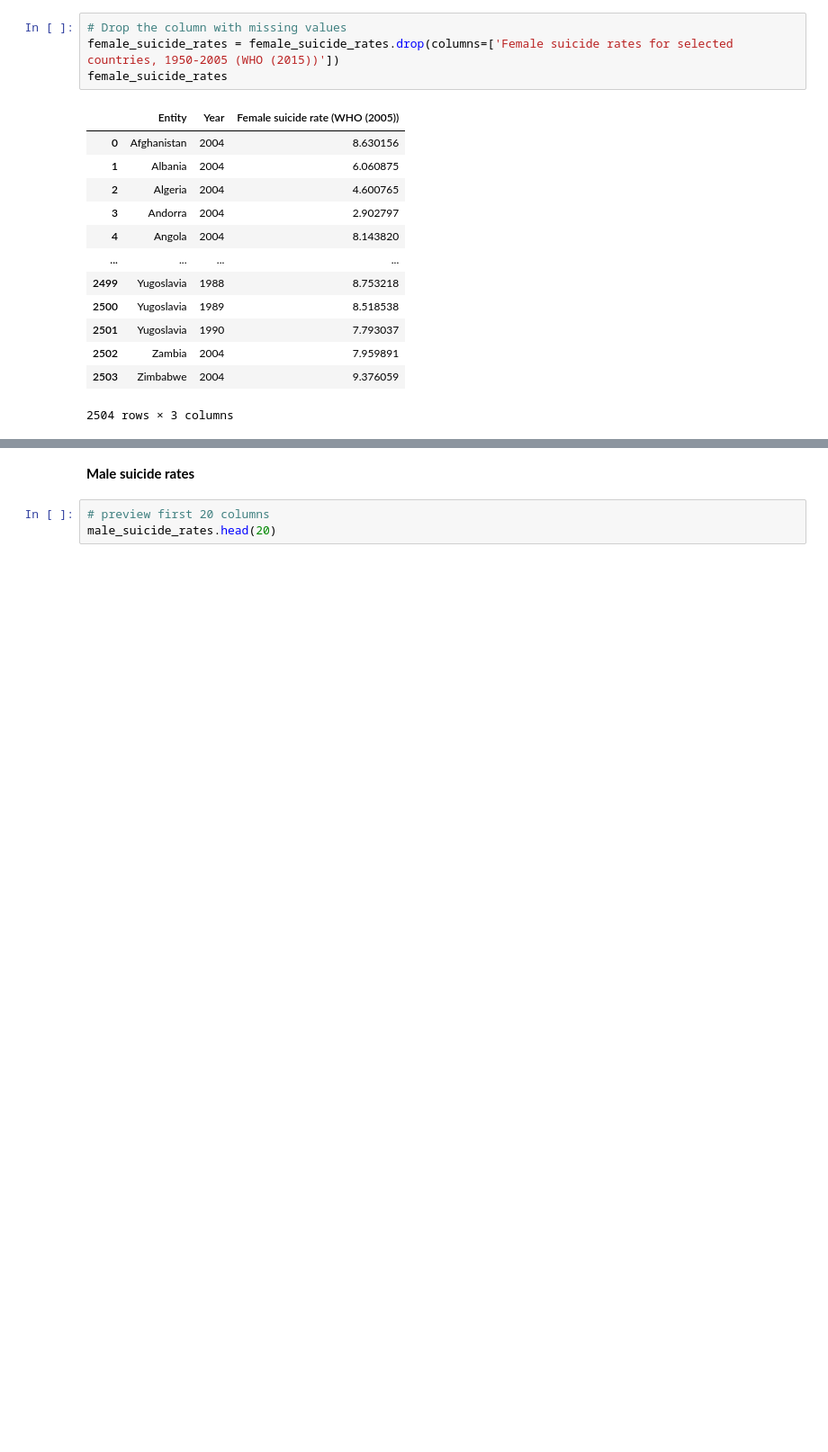
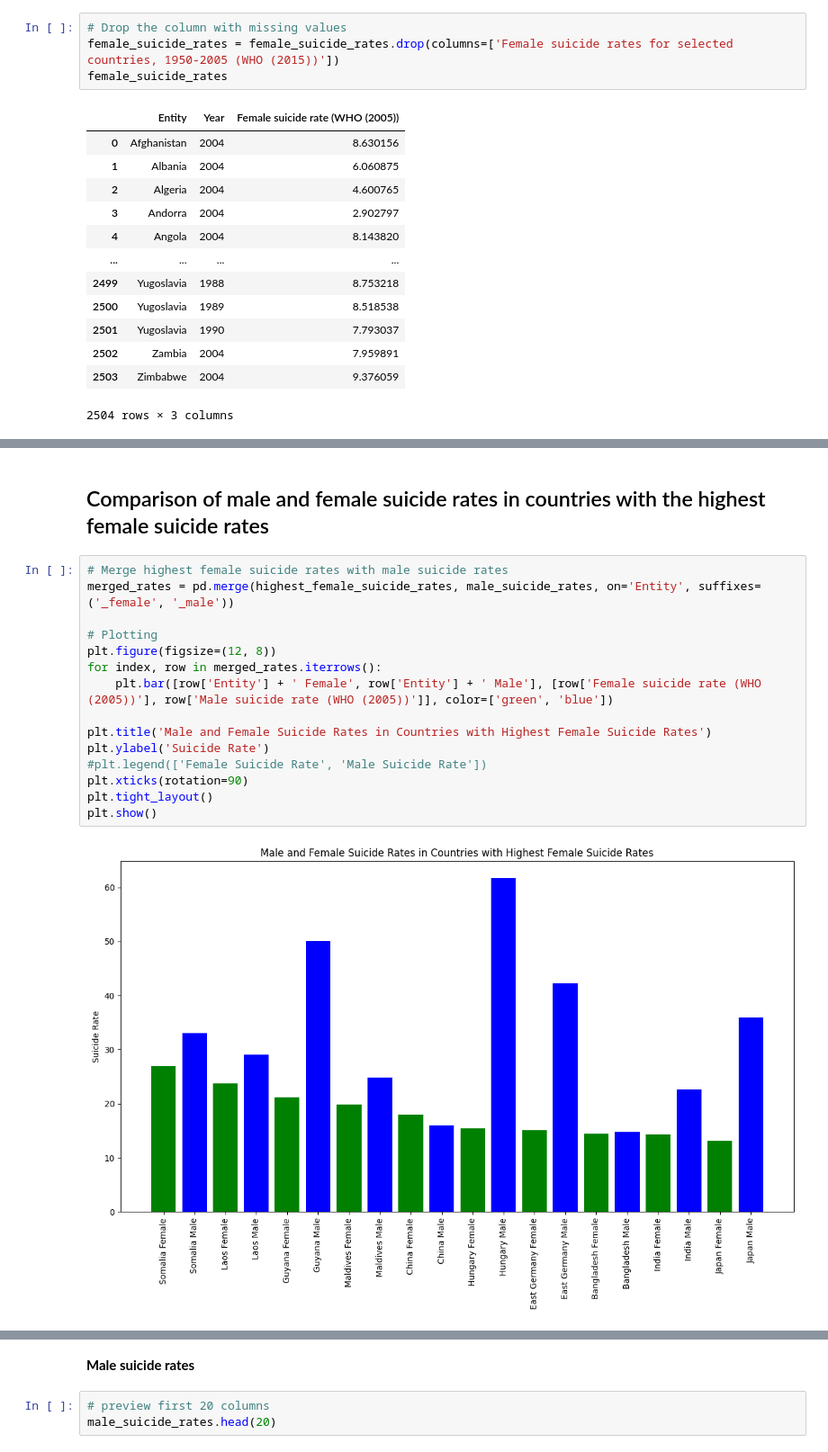
Before and after one commit to NazraJN/Suicide_rates, a Jupyter notebook: Suicide_rates.ipynb, the cells around one changed output, grey strips where cells are left out. Shown at 90% size. Cells and saved outputs as stored; diff of their text form; blank space fills up the shorter version.

```diff
--- a/Suicide_rates.ipynb
+++ b/Suicide_rates.ipynb
@@ -191,0 +240,19 @@ print(top_female_suicide_rates)
+# %% [markdown]
+## Comparison of male and female suicide rates in countries with the highest female suicide rates
+# %%
+# Merge highest female suicide rates with male suicide rates
+merged_rates = pd.merge(highest_female_suicide_rates, male_suicide_rates, on='Entity', suffixes=('_female', '_male'))
+
+# Plotting
+plt.figure(figsize=(12, 8))
+for index, row in merged_rates.iterrows():
+    plt.bar([row['Entity'] + ' Female', row['Entity'] + ' Male'], [row['Female suicide rate (WHO (2005))'], row['Male suicide rate (WHO (2005))']], color=['green', 'blue'])
+
+plt.title('Male and Female Suicide Rates in Countries with Highest Female Suicide Rates')
+plt.ylabel('Suicide Rate')
+#plt.legend(['Female Suicide Rate', 'Male Suicide Rate'])
+plt.xticks(rotation=90)
+plt.tight_layout()
+plt.show()
+# %% [output]
+[figure, added]
```
Also changed, not shown: parts of 18 cells of this notebook.
